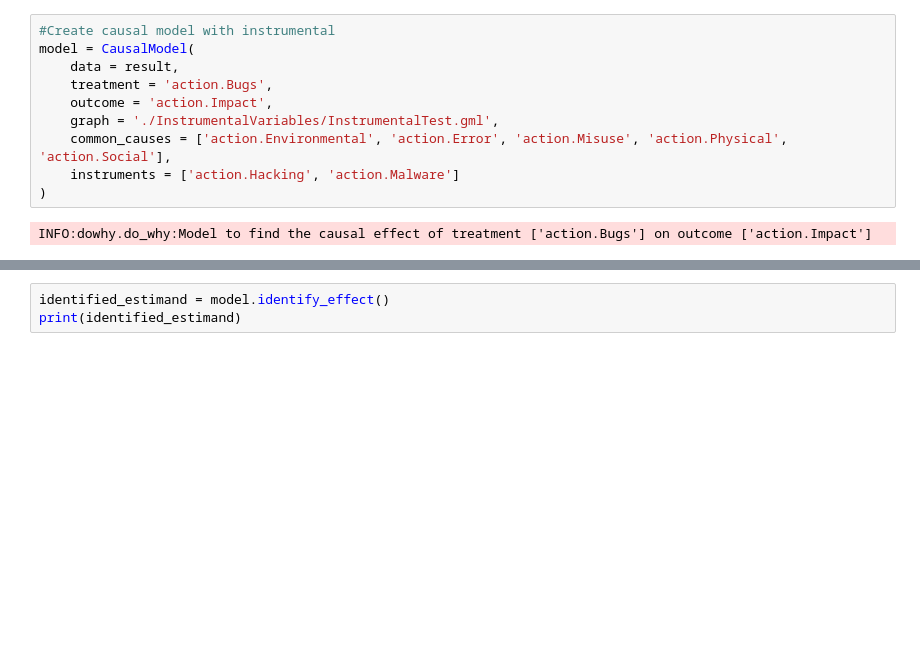
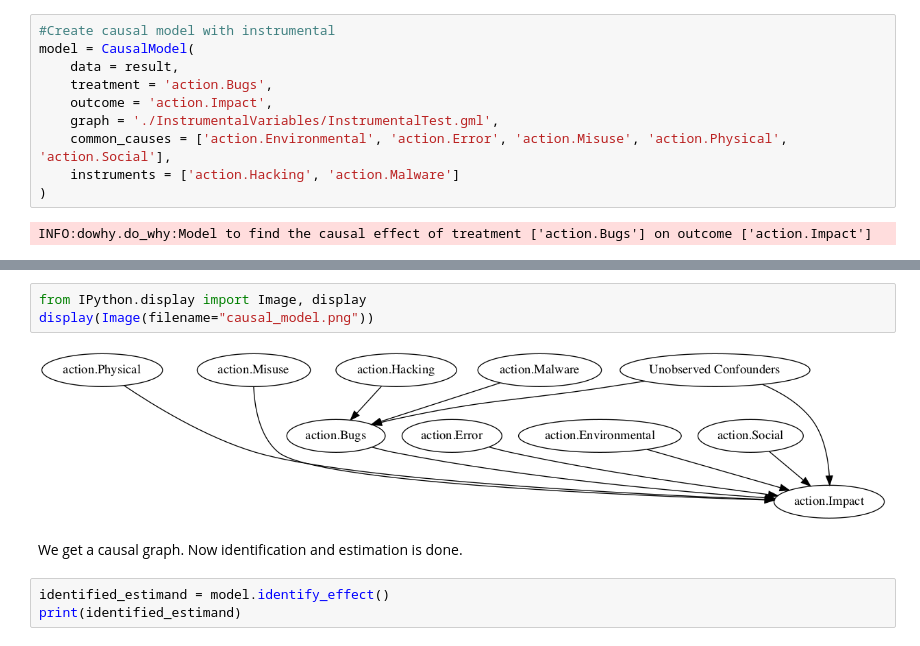
Before and after one commit to ethanpaek/CloudBleed_Project_2019, a Jupyter notebook: vcdb_parse.ipynb, the cells around one changed output, grey strips where cells are left out. Cells and saved outputs as stored; diff of their text form; blank space fills up the shorter version.

```diff
--- a/vcdb_parse.ipynb
+++ b/vcdb_parse.ipynb
@@ -257,3 +253,10 @@ INFO:dowhy.causal_graph:Using Matplotlib for plotting
+# %%
+from IPython.display import Image, display
+display(Image(filename="causal_model.png"))
+# %% [output]
+[figure, added]
+# %% [markdown]
+We get a causal graph. Now identification and estimation is done.
 # %%
 identified_estimand = model.identify_effect()
 print(identified_estimand)
```
Also changed, not shown: parts of 6 cells of this notebook, 1 other file.
